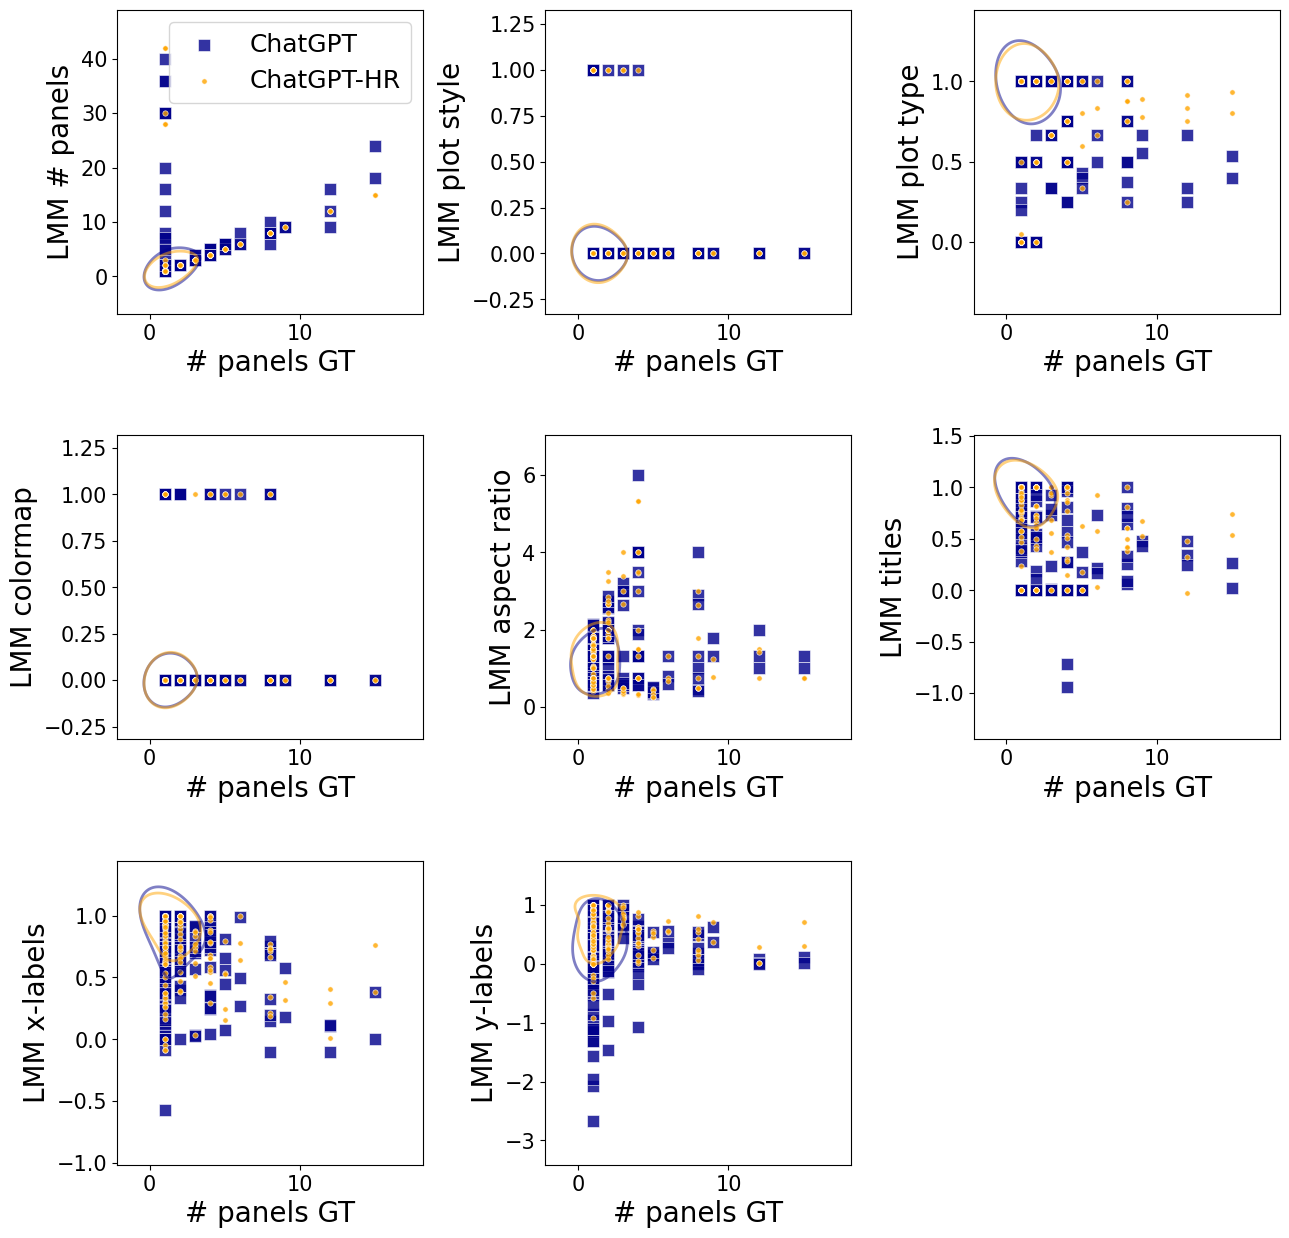
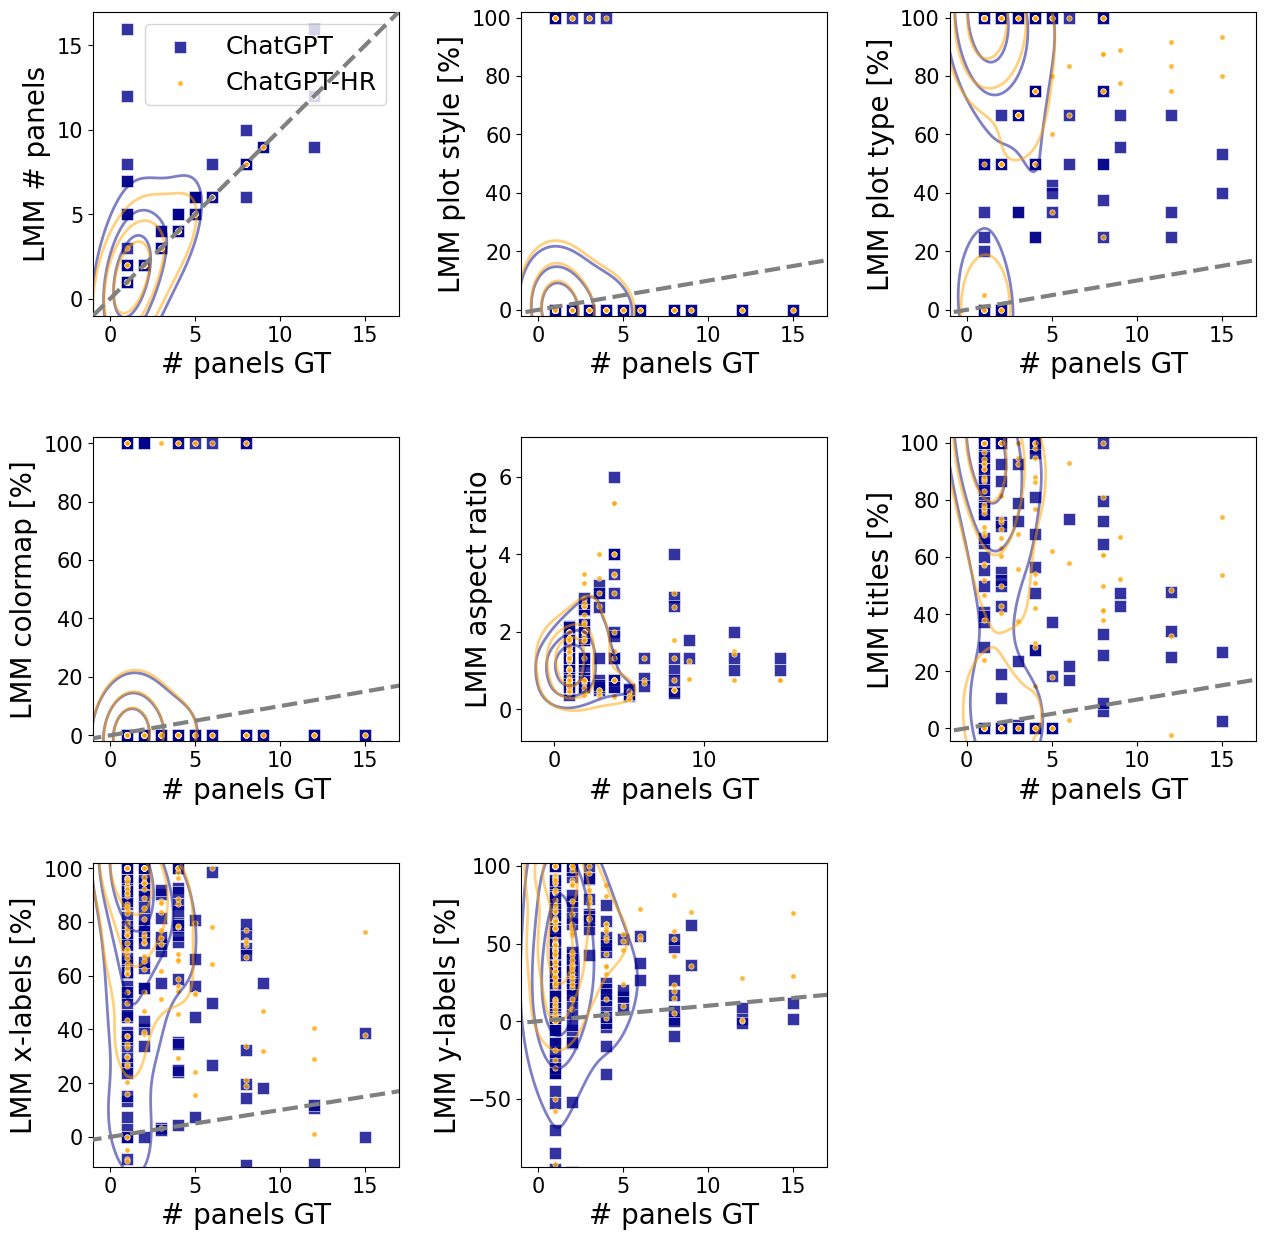
The notebook cell's code change between the first figure and the second:
--- before
+++ after
@@ -3,5 +3,5 @@
 #npanels = nx*ny
 #fig, axes = plt.subplots(1,npanels, figsize=(base*npanels,base))
-levels = [0.5]
+levels = [0.25, 0.5, 0.75]
 
 fontsize = 20
@@ -18,6 +18,5 @@
 dfplot = dfcut.copy()
 
-
-
+fudge = 2
 
 iqset = 0
@@ -26,4 +25,6 @@
 
 questions_plot = questions_figure
+
+specials = ['aspect ratio']
 
 fig, axes = make_square_grid_figure_gs(len(questions_plot), figsize_per_plot=(base,base))
@@ -39,7 +40,15 @@
         if 'yfudge' not in q:
             q = deepcopy(q)
-            q['yfudge'] = 2
+            q['yfudge'] = fudge
+        if 'xfudge' not in q:
+            q['xfudge'] = fudge
         gt = dfplot[gttag]
         lmm = dfplot[lmtag]
+
+        ylabel_tag = 'LMM ' + q['tag']
+
+        if 'string' in q['type']: # convert to %
+            lmm *= 100
+            ylabel_tag += ' [%]'
         # print('tag gt:', gttag)
         # print('tag llm:', lmtag)
@@ -54,5 +63,5 @@
             # y_data = dfplot[lmtag]
             #print("yes")
-            add_kde_contours(axes[iq], dfplot[gttag], dfplot[lmtag], colors[model], 
+            add_kde_contours(axes[iq], gt, lmm, colors[model], 
                                 labels[model], marker_styles[model], marker_sizes[model], 
                                 levels=levels, plot_kde=plot_kde)
@@ -60,18 +69,25 @@
             #dfplot.plot(x=gttag, y = lmtag, kind='scatter', ax=axes[iq], 
             #            s=marker_sizes[model], color=colors[model])
-            add_kde_contours(axes[iq], dfplot[gttag], dfplot[lmtag], colors[model], 
+            add_kde_contours(axes[iq], gt, lmm, colors[model], 
                                 None, marker_styles[model], marker_sizes[model], 
                                 levels=levels, plot_kde=plot_kde)
     axes[iq].set_xlabel(gttag, fontsize=fontsize)
-    axes[iq].set_ylabel('LMM ' + q['tag'], fontsize=fontsize)
+    axes[iq].set_ylabel(ylabel_tag, fontsize=fontsize)
 
-    # if not plot_diffs:
-    #     axes[iq].plot([np.min(gt)-q['yfudge']-10, np.max(gt)+q['yfudge']+10], 
-    #                     [np.min(gt)-q['yfudge']-10, np.max(gt)+q['yfudge']+10], 
-    #                     linestyle=eq_linestyle, linewidth=eq_linethick, zorder=10, 
-    #                     color=eq_linecolor)
-    #     axes[iq].set_ylabel('LMM ' + q['tag'], fontsize=fontsize)
-    #     axes[iq].set_ylim(np.min(gt)-q['yfudge'], np.max(gt)+q['yfudge'])
-    #     axes[iq].set_xlim(np.min(gt), np.max(gt))
+    if not plot_diffs and q['tag'] not in specials:
+        axes[iq].plot([np.min(gt)-q['yfudge']-10, np.max(gt)+q['yfudge']+10], 
+                        [np.min(gt)-q['yfudge']-10, np.max(gt)+q['yfudge']+10], 
+                        linestyle=eq_linestyle, linewidth=eq_linethick, zorder=10, 
+                        color=eq_linecolor)
+        axes[iq].set_ylabel(ylabel_tag, fontsize=fontsize)
+        if 'string' not in q['type'] and q['tag'] not in specials:
+            axes[iq].set_ylim(np.min(gt)-q['yfudge'], np.max(gt)+q['yfudge'])
+        # elif q['tag'] in specials:
+        #     #print('yes')
+        #     pass
+            #axes[iq].set_ylim(np.min(lmm)-q['yfudge'], np.max(lmm)+q['yfudge'])
+        else:
+            axes[iq].set_ylim(np.min(lmm)-q['yfudge'], np.max(lmm)+q['yfudge'])
+        axes[iq].set_xlim(np.min(gt)-q['xfudge'], np.max(gt)+q['xfudge'])
 
     # else:

Commit: adding